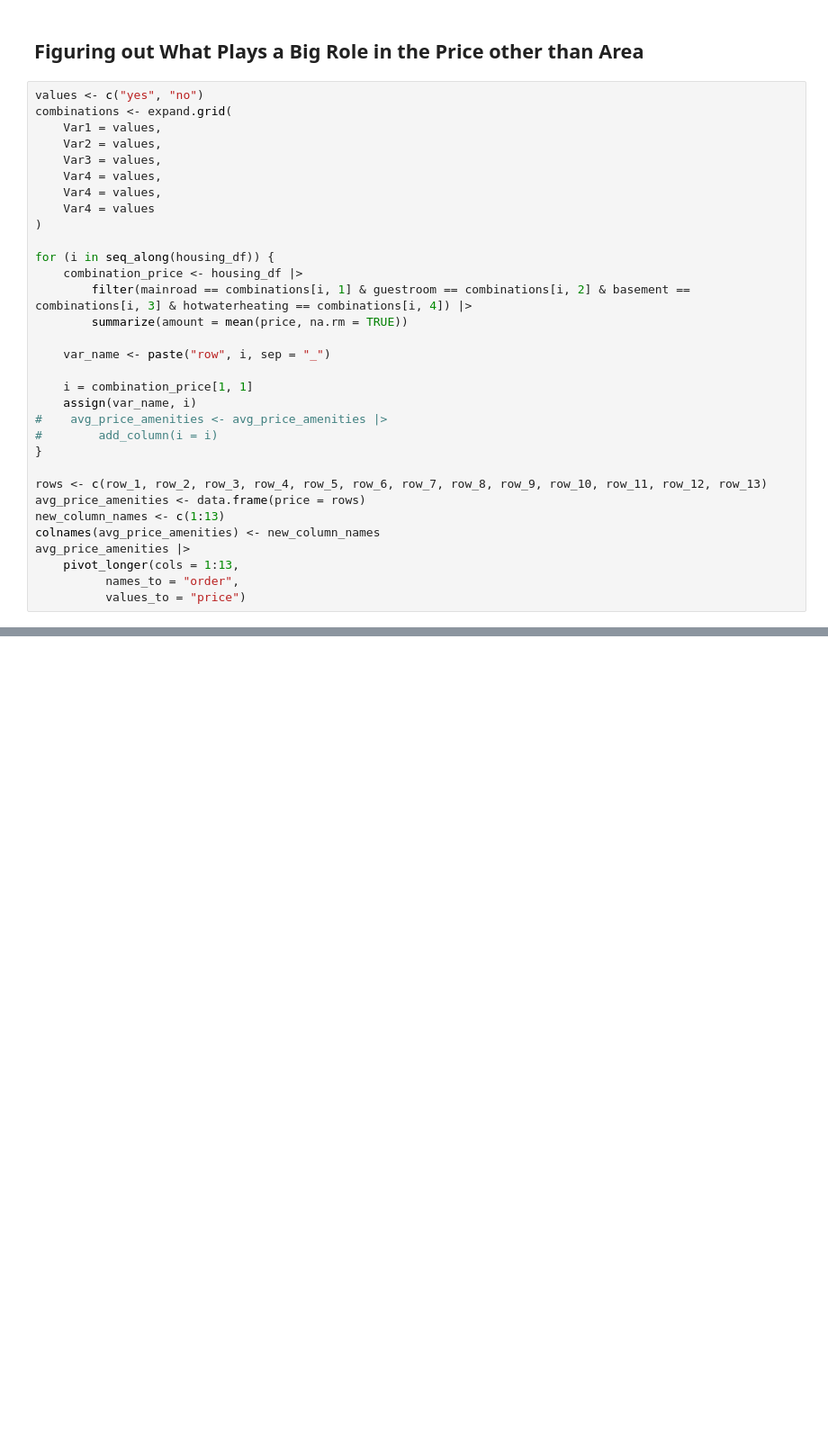
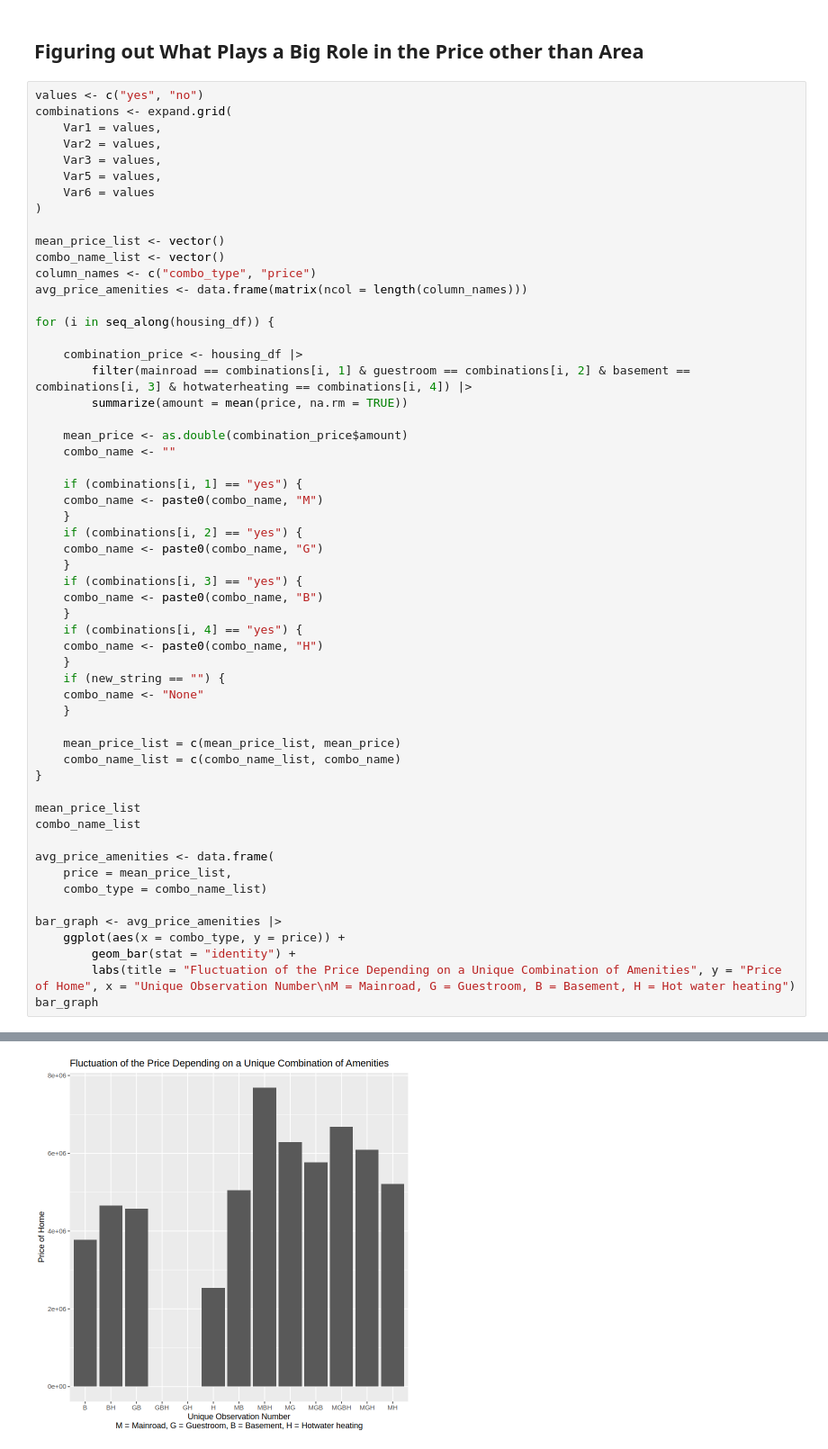
Before and after one commit to chwu01/DSCI-Group-Project, a Jupyter notebook: Alexander Test.ipynb, the cells around one changed output, grey strips where cells are left out. Shown at 90% size. Saved outputs shown, nothing was run; the diff lists cells and outputs as text; blank space fills up the shorter version.

Commit message:
Fleshed out the code for the second graph

```diff
--- a/Alexander Test.ipynb
+++ b/Alexander Test.ipynb
@@ -37,30 +38,54 @@ combinations <- expand.grid(
     Var1 = values,
     Var2 = values,
     Var3 = values,
-    Var4 = values,
-    Var4 = values,
-    Var4 = values
+    Var5 = values,
+    Var6 = values
 )
 
+mean_price_list <- vector()
+combo_name_list <- vector()
+column_names <- c("combo_type", "price")
+avg_price_amenities <- data.frame(matrix(ncol = length(column_names)))
+
 for (i in seq_along(housing_df)) {
+
     combination_price <- housing_df |>
         filter(mainroad == combinations[i, 1] & guestroom == combinations[i, 2] & basement == combinations[i, 3] & hotwaterheating == combinations[i, 4]) |>
         summarize(amount = mean(price, na.rm = TRUE))
 
-    var_name <- paste("row", i, sep = "_")
+    mean_price <- as.double(combination_price$amount)
+    combo_name <- ""
 
-    i = combination_price[1, 1]
-    assign(var_name, i)
-#    avg_price_amenities <- avg_price_amenities |>
-#        add_column(i = i)
+    if (combinations[i, 1] == "yes") {
+    combo_name <- paste0(combo_name, "M")
+    }
+    if (combinations[i, 2] == "yes") {
+    combo_name <- paste0(combo_name, "G")
+    }
+    if (combinations[i, 3] == "yes") {
+    combo_name <- paste0(combo_name, "B")
+    }
+    if (combinations[i, 4] == "yes") {
+    combo_name <- paste0(combo_name, "H")
+    }
+    if (new_string == "") {
+    combo_name <- "None"
+    }
+
+    mean_price_list = c(mean_price_list, mean_price)
+    combo_name_list = c(combo_name_list, combo_name)
 }
 
-rows <- c(row_1, row_2, row_3, row_4, row_5, row_6, row_7, row_8, row_9, row_10, row_11, row_12, row_13)
-avg_price_amenities <- data.frame(price = rows)
-new_column_names <- c(1:13)
-colnames(avg_price_amenities) <- new_column_names
-avg_price_amenities |>
-    pivot_longer(cols = 1:13,
-          names_to = "order",
-          values_to = "price")
+mean_price_list
+combo_name_list
+
+avg_price_amenities <- data.frame(
+    price = mean_price_list,
+    combo_type = combo_name_list)
+
+bar_graph <- avg_price_amenities |>
+    ggplot(aes(x = combo_type, y = price)) +
+        geom_bar(stat = "identity") +
+        labs(title = "Fluctuation of the Price Depending on a Unique Combination of Amenities", y = "Price of Home", x = "Unique Observation Number\nM = Mainroad, G = Guestroom, B = Basement, H = Hot water heating")
+bar_graph
 # %% [output]
@@ -82,0 +98 @@ A tibble: 13 × 2
+[figure, added]
```
Also changed, not shown: parts of 5 cells of this notebook.
